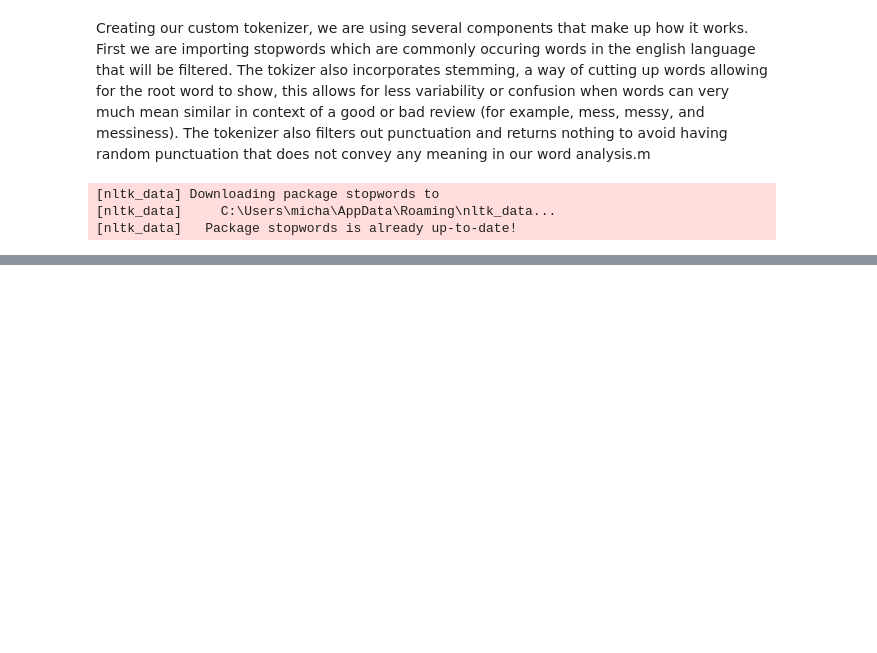
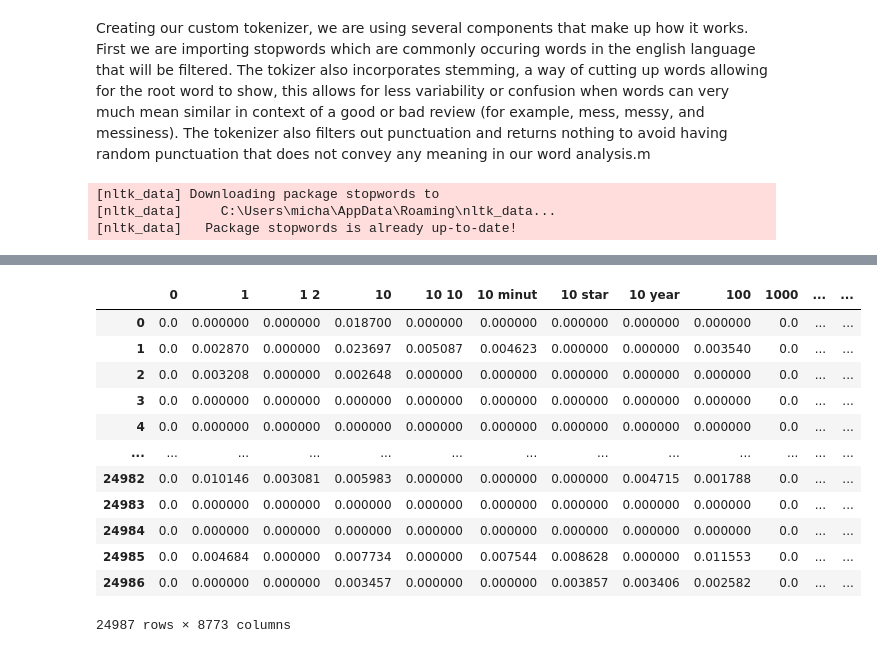
Before and after one commit to MichaelRong97/NLP-for-Improved-Movie-Rating-Predictions, a Jupyter notebook: Capstone Work File.ipynb, the cells around one changed output, grey strips where cells are left out. Saved outputs shown, nothing was run; the diff lists cells and outputs as text; code cells hidden in the pictures; blank space fills up the shorter version.

```diff
--- a/Capstone Work File.ipynb
+++ b/Capstone Work File.ipynb
@@ -874,0 +1007,20 @@ MemoryError: Unable to allocate 323. GiB for an array with shape (1446485, 29978
+# %%
+# converting sparse matrix to dense
+# Results show same row size as the train dataset
+
+word_counts_dftrain = pd.DataFrame(X_train_transformed.todense(), columns = vectorizer.get_feature_names_out())
+word_counts_dftrain
+# %% [output]
+|  | 0 | 1 | 1 2 | 10 | 10 10 | 10 minut | 10 star | 10 year | 100 | 1000 | ... | ... |
+| 0 | 0.0 | 0.000000 | 0.000000 | 0.018700 | 0.000000 | 0.000000 | 0.000000 | 0.000000 | 0.000000 | 0.0 | ... | ... |
+| 1 | 0.0 | 0.002870 | 0.000000 | 0.023697 | 0.005087 | 0.004623 | 0.000000 | 0.000000 | 0.003540 | 0.0 | ... | ... |
+| 2 | 0.0 | 0.003208 | 0.000000 | 0.002648 | 0.000000 | 0.000000 | 0.000000 | 0.000000 | 0.000000 | 0.0 | ... | ... |
+| 3 | 0.0 | 0.000000 | 0.000000 | 0.000000 | 0.000000 | 0.000000 | 0.000000 | 0.000000 | 0.000000 | 0.0 | ... | ... |
+| 4 | 0.0 | 0.000000 | 0.000000 | 0.000000 | 0.000000 | 0.000000 | 0.000000 | 0.000000 | 0.000000 | 0.0 | ... | ... |
+| ... | ... | ... | ... | ... | ... | ... | ... | ... | ... | ... | ... | ... |
+| 24982 | 0.0 | 0.010146 | 0.003081 | 0.005983 | 0.000000 | 0.000000 | 0.000000 | 0.004715 | 0.001788 | 0.0 | ... | ... |
+| 24983 | 0.0 | 0.000000 | 0.000000 | 0.000000 | 0.000000 | 0.000000 | 0.000000 | 0.000000 | 0.000000 | 0.0 | ... | ... |
+| 24984 | 0.0 | 0.000000 | 0.000000 | 0.000000 | 0.000000 | 0.000000 | 0.000000 | 0.000000 | 0.000000 | 0.0 | ... | ... |
+| 24985 | 0.0 | 0.004684 | 0.000000 | 0.007734 | 0.000000 | 0.007544 | 0.008628 | 0.000000 | 0.011553 | 0.0 | ... | ... |
+| 24986 | 0.0 | 0.000000 | 0.000000 | 0.003457 | 0.000000 | 0.000000 | 0.003857 | 0.003406 | 0.002582 | 0.0 | ... | ... |
+24987 rows × 8773 columns
```
Also changed, not shown: parts of 40 cells of this notebook.
